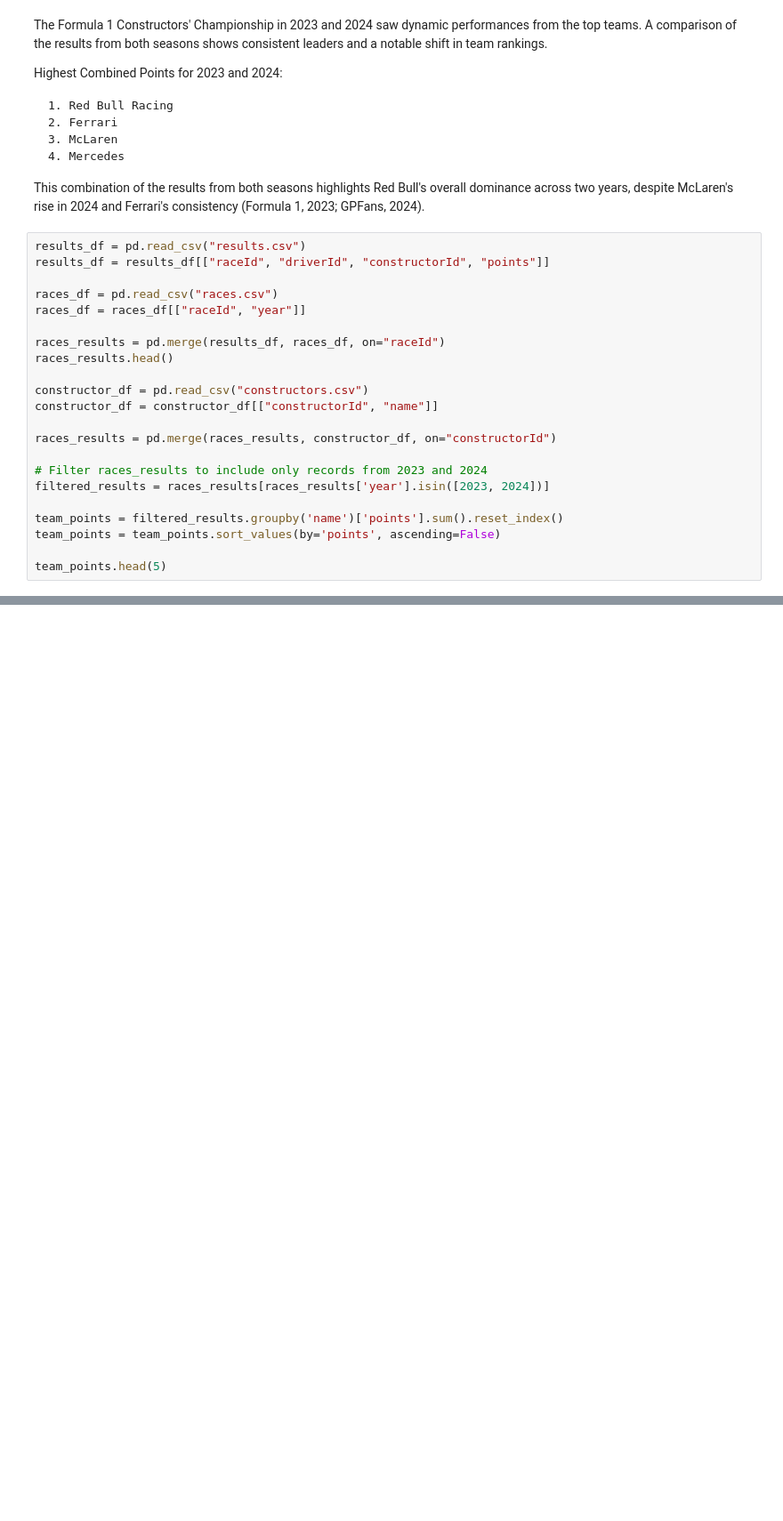
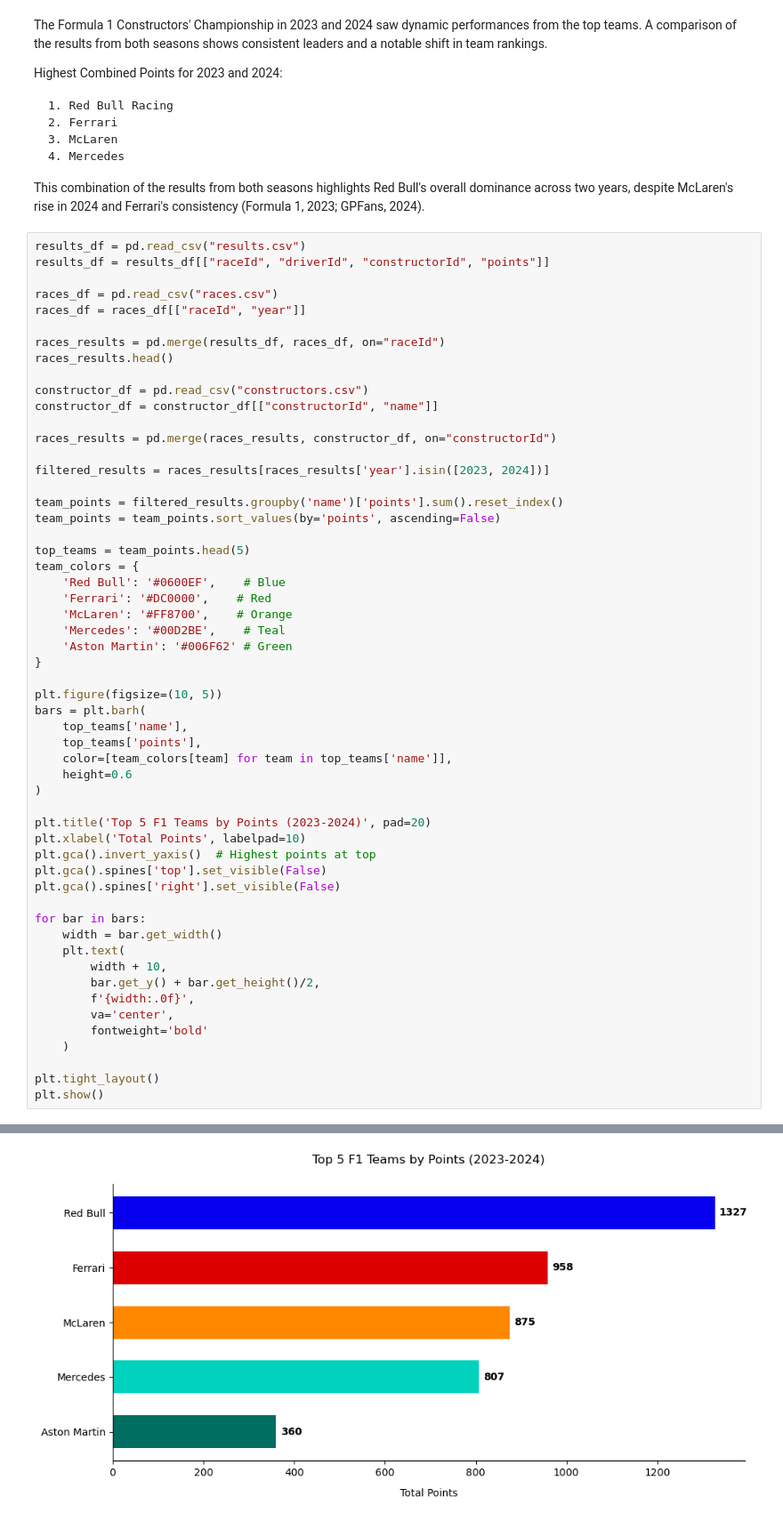
Before and after one commit to DreiZzzzz/Machine-Learning, a Jupyter notebook: EDA/EDA-drei.ipynb, the cells around one changed output, grey strips where cells are left out. Shown: that part at 89% size. Cells and saved outputs as stored; diff of their text form; blank space fills up the shorter version.

Commit message:
update eda visuals

```diff
--- a/EDA/EDA-drei.ipynb
+++ b/EDA/EDA-drei.ipynb
@@ -369,11 +347,44 @@ constructor_df = constructor_df[["constructorId", "name"]]
 
 races_results = pd.merge(races_results, constructor_df, on="constructorId")
 
-# Filter races_results to include only records from 2023 and 2024
 filtered_results = races_results[races_results['year'].isin([2023, 2024])]
 
 team_points = filtered_results.groupby('name')['points'].sum().reset_index()
 team_points = team_points.sort_values(by='points', ascending=False)
 
-team_points.head(5)
+top_teams = team_points.head(5)
+team_colors = {
+    'Red Bull': '#0600EF',    # Blue
+    'Ferrari': '#DC0000',    # Red
+    'McLaren': '#FF8700',    # Orange
+    'Mercedes': '#00D2BE',    # Teal
+    'Aston Martin': '#006F62' # Green
+}
+
+plt.figure(figsize=(10, 5))
+bars = plt.barh(
+    top_teams['name'],
+    top_teams['points'],
+    color=[team_colors[team] for team in top_teams['name']],
+    height=0.6
+)
+
+plt.title('Top 5 F1 Teams by Points (2023-2024)', pad=20)
+plt.xlabel('Total Points', labelpad=10)
+plt.gca().invert_yaxis()  # Highest points at top
+plt.gca().spines['top'].set_visible(False)
+plt.gca().spines['right'].set_visible(False)
+
+for bar in bars:
+    width = bar.get_width()
+    plt.text(
+        width + 10,
+        bar.get_y() + bar.get_height()/2,
+        f'{width:.0f}',
+        va='center',
+        fontweight='bold'
+    )
+
+plt.tight_layout()
+plt.show()
 # %% [output]
@@ -386,3 +391,4 @@ team_points.head(5)
+[figure, added]
 # %%
 drivers_df = pd.read_csv("drivers.csv")
 drivers_df = drivers_df[["driverId", "forename", "surname"]]
```
Also changed, not shown: parts of 9 cells of this notebook.
